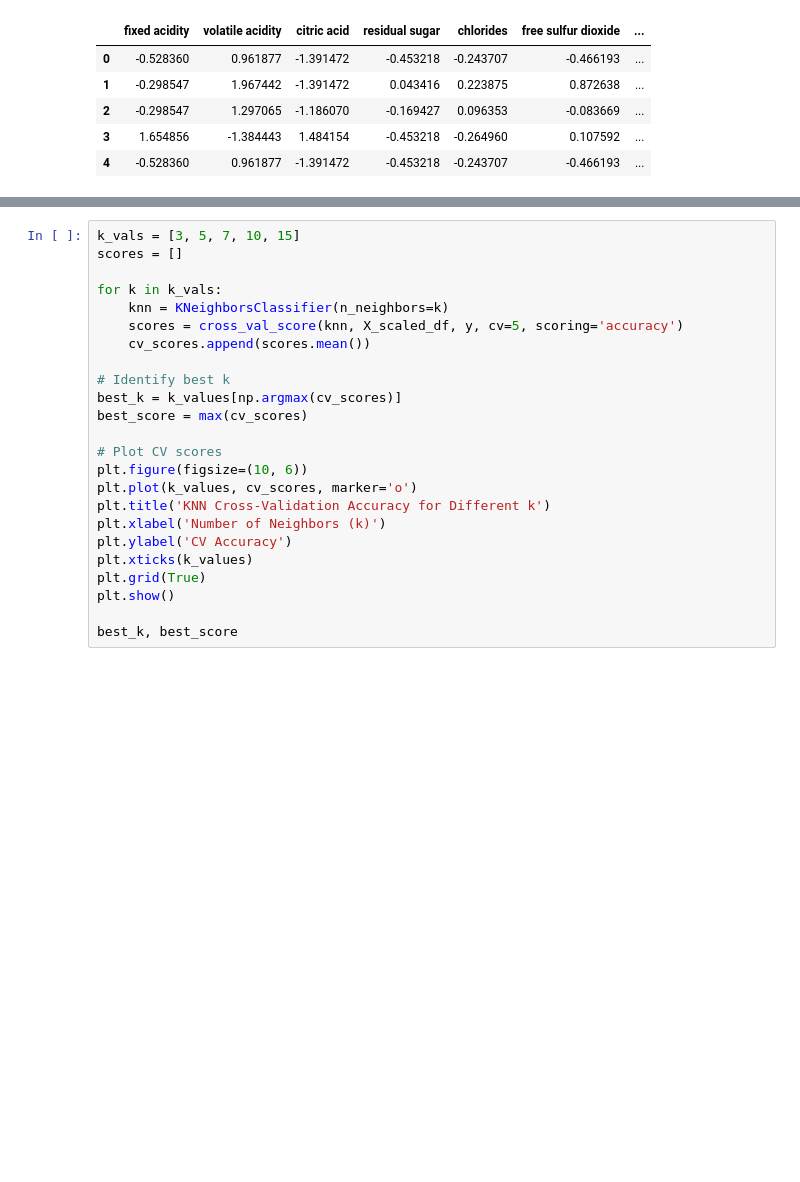
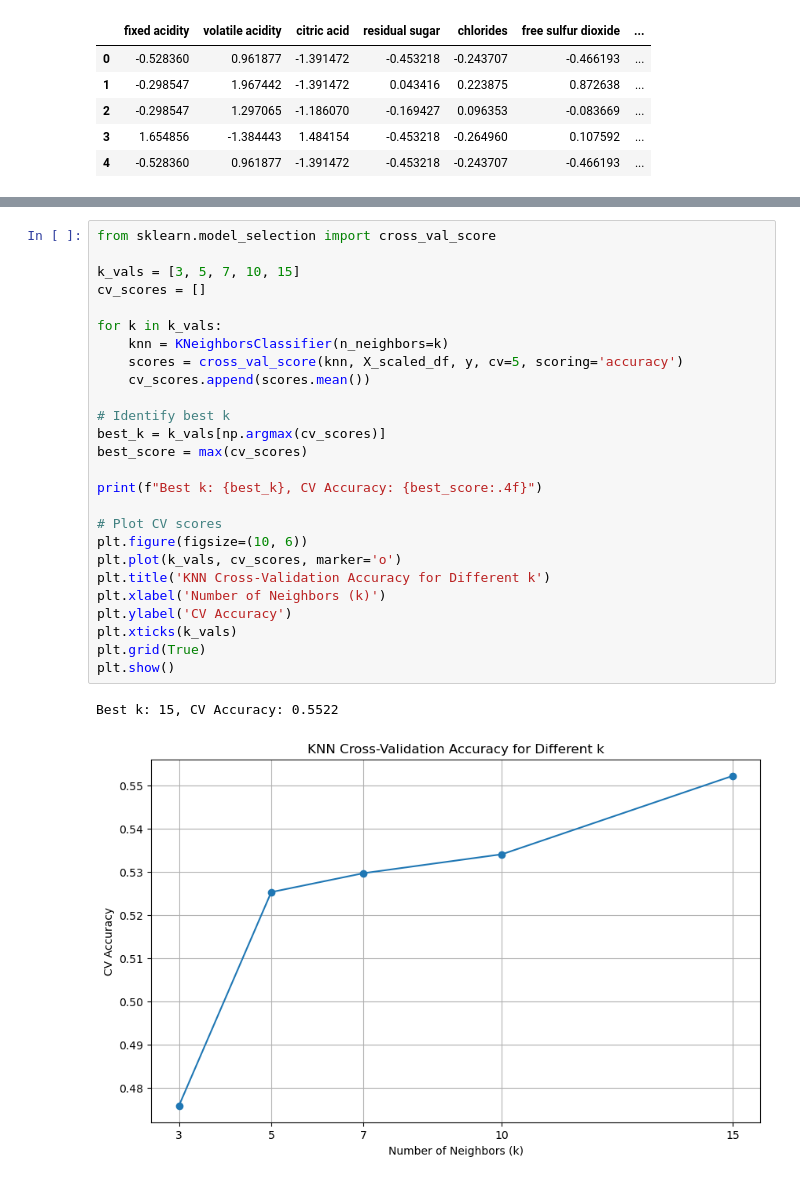
Before and after one commit to Liamoiknine/ML-wine-classifier, a Jupyter notebook: julian.ipynb, the cells around one changed output, grey strips where cells are left out. Saved outputs shown, nothing was run; the diff lists cells and outputs as text; blank space fills up the shorter version.

Commit message:
implemented KNN model

```diff
--- a/julian.ipynb
+++ b/julian.ipynb
@@ -144,24 +144,29 @@ acc
-# %%
-k_vals = [3, 5, 7, 10, 15]
-scores = []
-
-for k in k_vals:
-    knn = KNeighborsClassifier(n_neighbors=k)
-    scores = cross_val_score(knn, X_scaled_df, y, cv=5, scoring='accuracy')
-    cv_scores.append(scores.mean())
-
-# Identify best k
-best_k = k_values[np.argmax(cv_scores)]
-best_score = max(cv_scores)
-
-# Plot CV scores
-plt.figure(figsize=(10, 6))
-plt.plot(k_values, cv_scores, marker='o')
-plt.title('KNN Cross-Validation Accuracy for Different k')
-plt.xlabel('Number of Neighbors (k)')
-plt.ylabel('CV Accuracy')
-plt.xticks(k_values)
-plt.grid(True)
-plt.show()
-
-best_k, best_score
+# %%
+from sklearn.model_selection import cross_val_score
+
+k_vals = [3, 5, 7, 10, 15]
+cv_scores = []
+
+for k in k_vals:
+    knn = KNeighborsClassifier(n_neighbors=k)
+    scores = cross_val_score(knn, X_scaled_df, y, cv=5, scoring='accuracy')
+    cv_scores.append(scores.mean())
+
+# Identify best k
+best_k = k_vals[np.argmax(cv_scores)]
+best_score = max(cv_scores)
+
+print(f"Best k: {best_k}, CV Accuracy: {best_score:.4f}")
+
+# Plot CV scores
+plt.figure(figsize=(10, 6))
+plt.plot(k_vals, cv_scores, marker='o')
+plt.title('KNN Cross-Validation Accuracy for Different k')
+plt.xlabel('Number of Neighbors (k)')
+plt.ylabel('CV Accuracy')
+plt.xticks(k_vals)
+plt.grid(True)
+plt.show()
+# %% [output]
+Best k: 15, CV Accuracy: 0.5522
+[figure, added]
```
Also changed, not shown: parts of 3 cells of this notebook, 1 other file.
